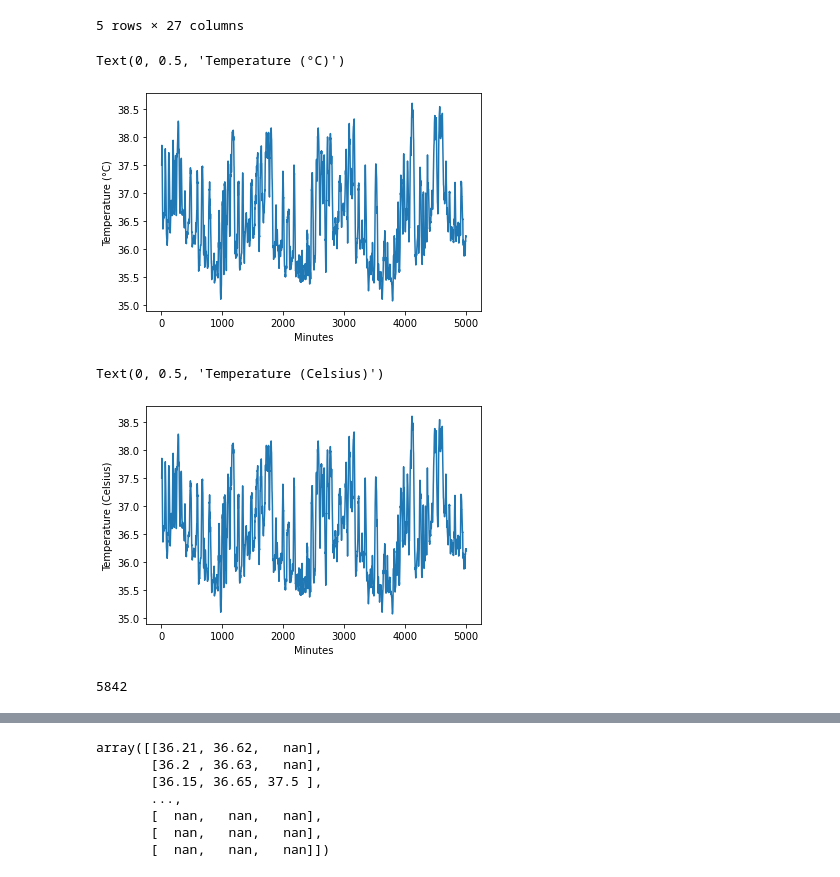
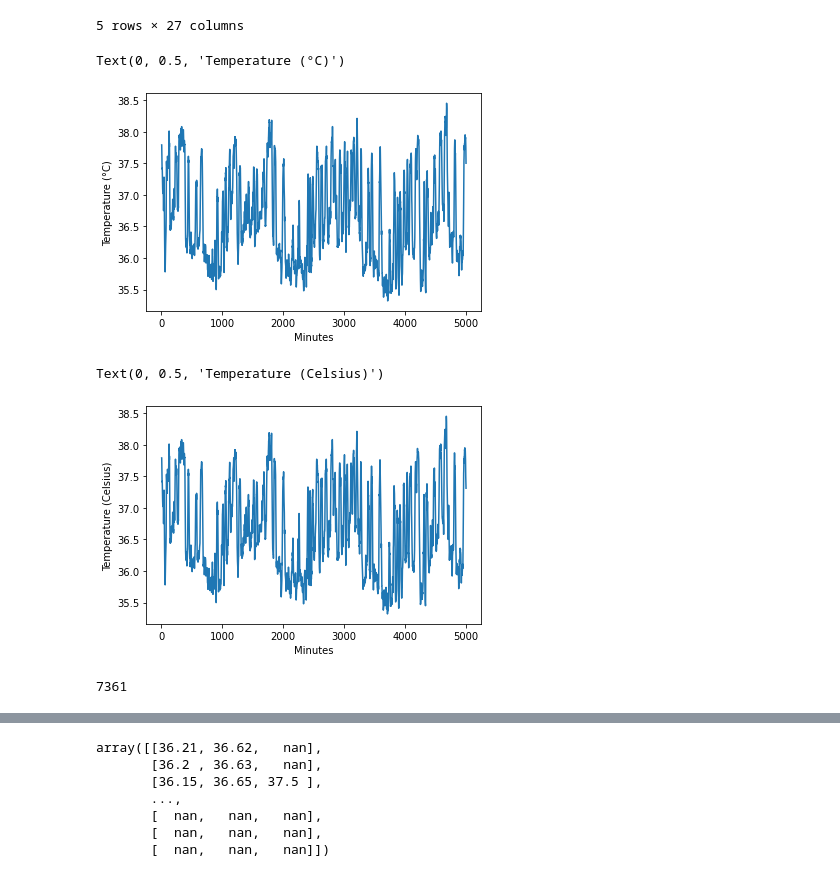
Before and after one commit to sheyaa/caterpillar_mset, a Jupyter notebook: Mice_SVM.ipynb, the cells around one changed output, grey strips where cells are left out. Cells and saved outputs as stored; diff of their text form; code cells hidden in the pictures.

```diff
--- a/Mice_SVM.ipynb
+++ b/Mice_SVM.ipynb
@@ -33,14 +33,14 @@ mice.head()
 # %%
 ## Selecting columns and the first 5000 rows then plotting
 x = mice["Minutes"]
-y = mice.iloc[:,7] #selecting CC002-557 Exp. 1 MRSA Deg. C Data
+y = mice.iloc[:,9] #selecting CC002-558 Exp. 1 MRSA Deg. C Data
 
 plt.plot(x[:5000],y[:5000])
 plt.xlabel("Minutes") #x label
 plt.ylabel("Temperature (°C)") #y label
 # %% [output]
 Text(0, 0.5, 'Temperature (°C)')
-[figure, old version]
+[figure, new version]
 # %%
 mask = y.notna() # will keep the true values
 x1 = x[mask]
@@ -50,9 +50,9 @@ plt.xlabel("Minutes") #x label
 plt.ylabel("Temperature (Celsius)") #y label
 # %% [output]
 Text(0, 0.5, 'Temperature (Celsius)')
-[figure, old version]
+[figure, new version]
 # %%
 # Want to measure how many values were removed
-len(x)-len(x1) #we got rid of 5842 data points
+len(y)-len(y1) #we got rid of 5842 data points
 # %% [output]
-5842
+7361
```
Also changed, not shown: parts of 14 cells of this notebook, 3 other files.
